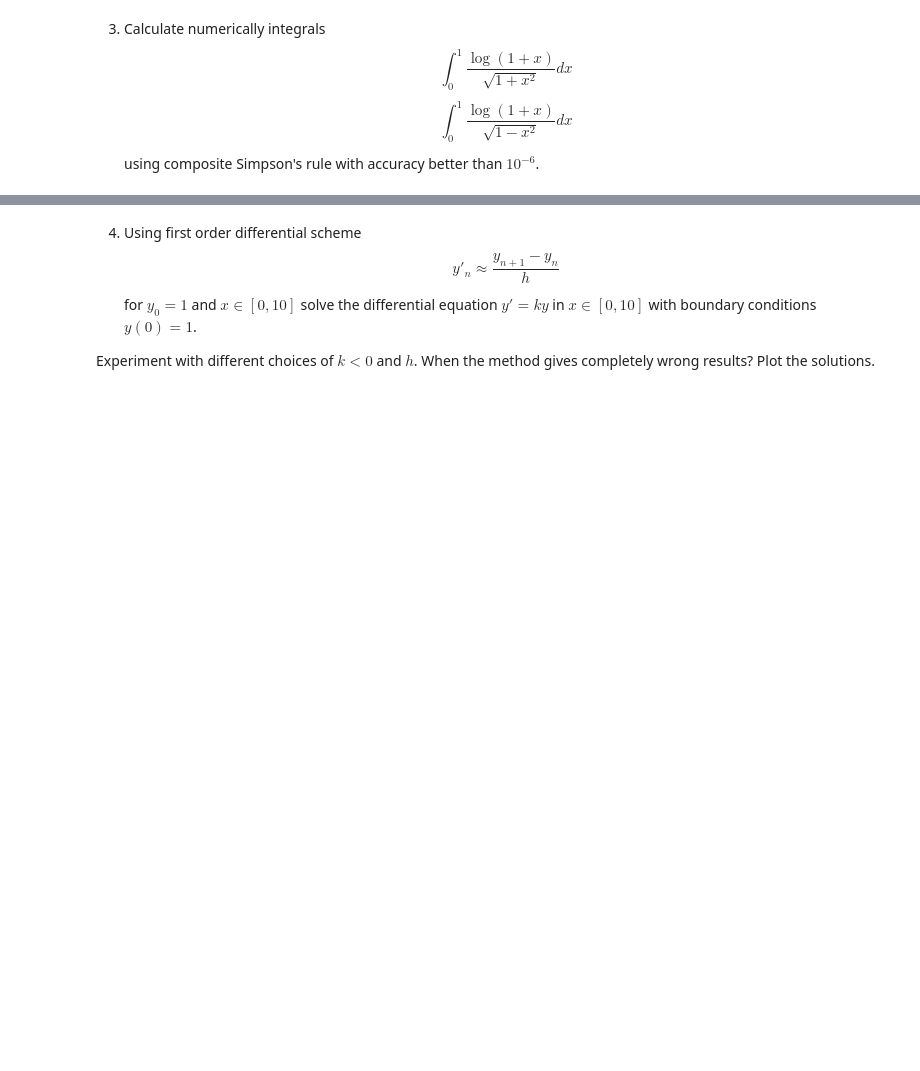
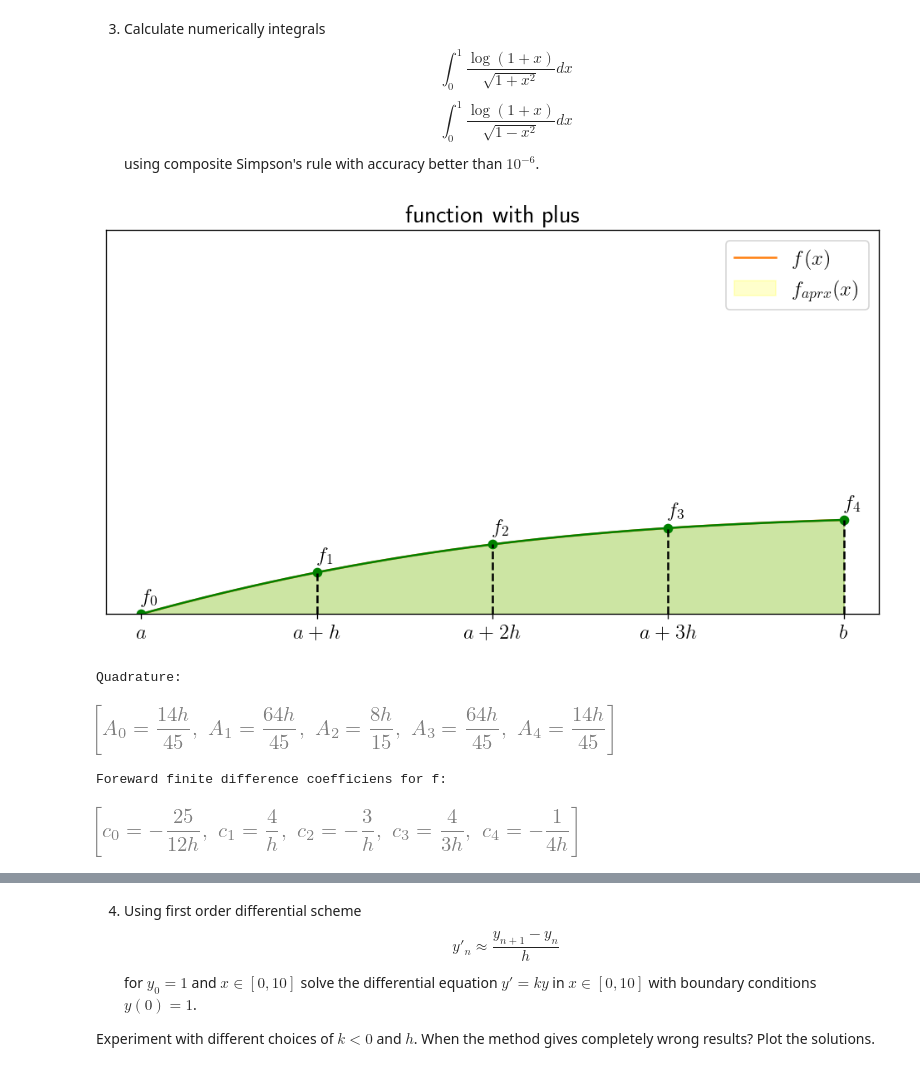
Before and after one commit to falcotinnunculus/szaloneramki, a Jupyter notebook: 05/Lecture_04_2025.ipynb, the cells around one changed output, grey strips where cells are left out. Cells and saved outputs as stored; diff of their text form; code cells hidden in the pictures; blank space fills up the shorter version.

```diff
--- a/05/Lecture_04_2025.ipynb
+++ b/05/Lecture_04_2025.ipynb
@@ -832,3 +875,12 @@ Even better: use adaptive methods - divide when the error within a segment which
 2. Test finite difference method for $f(x)=\sin(x)$ at $x=1$ (find optimal $h$).
 # %% [markdown]
 3. Calculate numerically integrals $$\int_{0}^1\frac{\log(1+x)}{\sqrt{1+x^2}}dx$$ $$\int_{0}^1\frac{\log(1+x)}{\sqrt{1-x^2}}dx$$ using composite Simpson's rule with accuracy better than $10^{-6}$.
+# %%
+Integration_example(lambda x: np.log(1+x)/np.sqrt(1+x**2),'function with plus',5)
+quadra(5)
+# %% [output]
+[figure, added]
+Quadrature:
+[figure, added]
+Foreward finite difference coefficiens for f:
+[figure, added]
```
Also changed, not shown: parts of 4 cells of this notebook.
